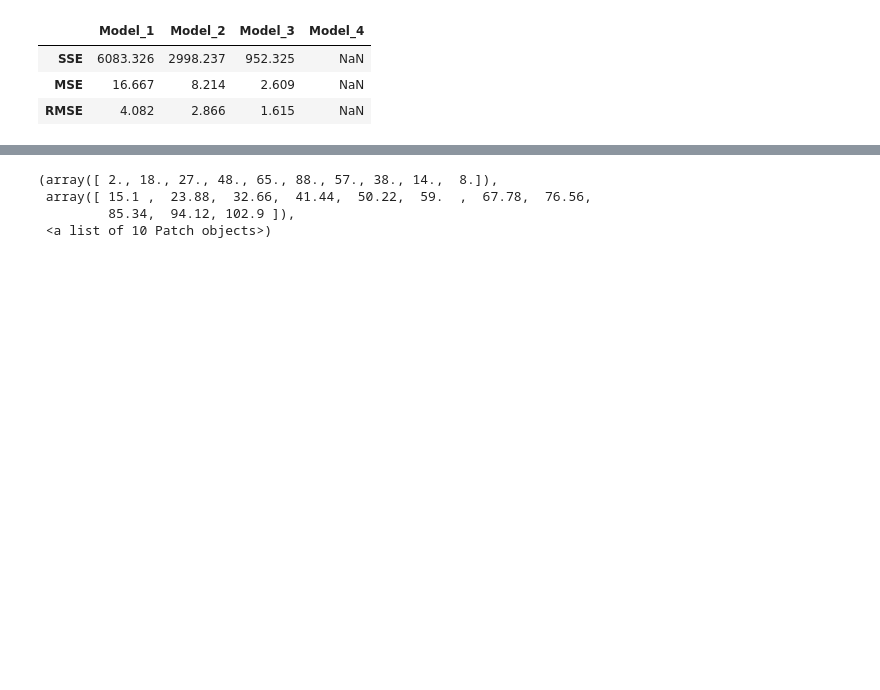
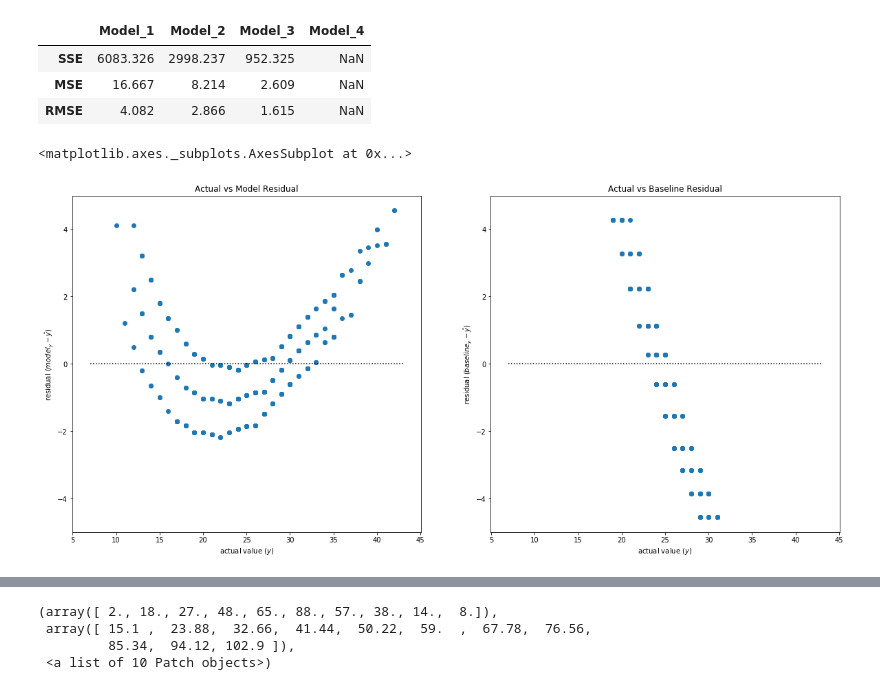
Before and after one commit to ThompsonBethany01/regression-exercises, a Jupyter notebook: evaluate.ipynb, the cells around one changed output, grey strips where cells are left out. Saved outputs shown, nothing was run; the diff lists cells and outputs as text; code cells hidden in the pictures; blank space fills up the shorter version.

```diff
--- a/evaluate.ipynb
+++ b/evaluate.ipynb
@@ -353,4 +389,9 @@ models.head()
 | SSE | 6083.326 | 2998.237 | 952.325 | NaN |
 | MSE | 16.667 | 8.214 | 2.609 | NaN |
 | RMSE | 4.082 | 2.866 | 1.615 | NaN |
+# %%
+plot_residuals(log_rain_residuals.y, log_rain_residuals.baseline, log_rain_residuals.y_hat)
+# %% [output]
+<matplotlib.axes._subplots.AxesSubplot at 0x...>
+[figure, added]
 # %% [markdown]
```
Also changed, not shown: parts of 8 cells of this notebook.
